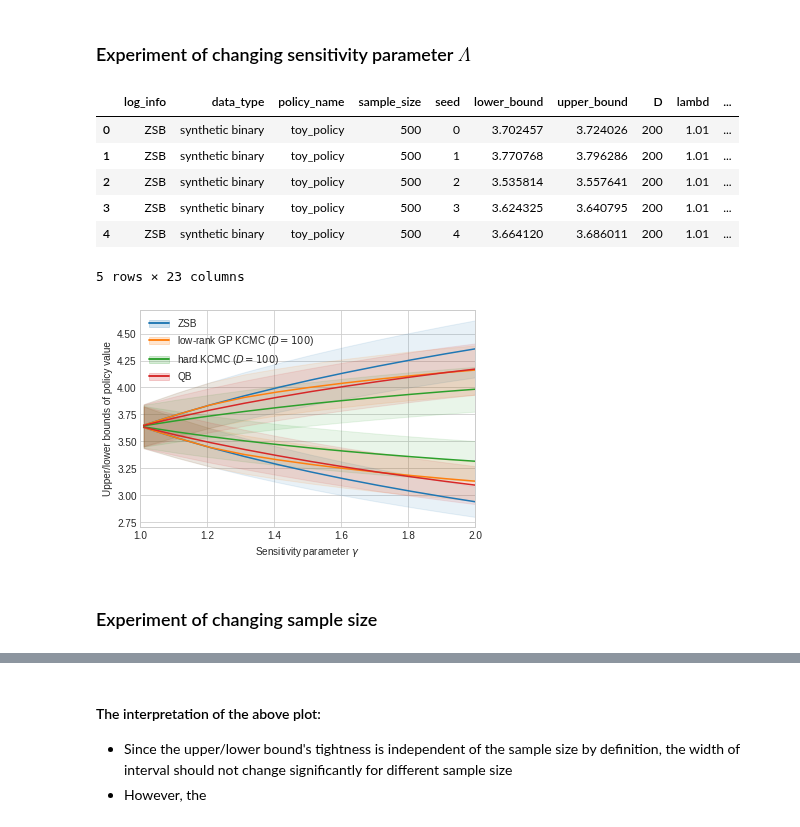
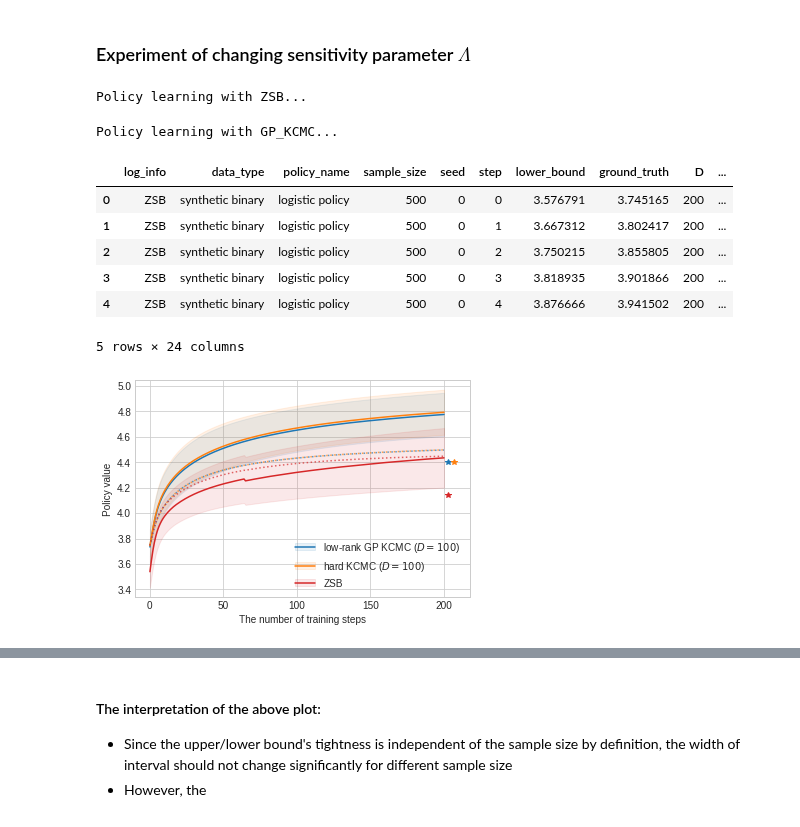
Before and after one commit to kstoneriv3/confounding-robust-inference, a Jupyter notebook: notebooks/Experiment_Policy_Learning.ipynb, the cells around one changed output, grey strips where cells are left out. Cells and saved outputs as stored; diff of their text form; code cells hidden in the pictures.

Commit message:
finish kcmc experiments for the thesis

```diff
--- a/notebooks/Experiment_Policy_Learning.ipynb
+++ b/notebooks/Experiment_Policy_Learning.ipynb
@@ -83,25 +174,23 @@ grid_lambd = [1.0 + 0.01 + 0.1 * i for i in range(11)]
 # %%
-log_file='logs/policy_evaluation_synthetic_binary_changing_lambda.csv'
+log_file='logs/policy_learning_synthetic_binary.csv'
 
-pbar = tqdm(total=len(grid_methods) * len(grid_lambd))
 for method_name, params in grid_methods.items():
-    for lambd in grid_lambd:
-        params['lambd'] = lambd
-        run_policy_evaluation_experiment(
-            log_file, params, toy_policy, data_type='synthetic binary',
-            n_seeds=10, sample_size=500, log_info=method_name
-        )
-        pbar.update(1)
-pbar.close()
+    run_policy_learning_experiment(
+        log_file, params, data_type='synthetic binary',
+        n_seeds=10, sample_size=500, log_info=method_name
+    )
+# %% [output]
+Policy learning with ZSB...
+Policy learning with GP_KCMC...
 # %%
-df = pd.read_csv('logs/policy_evaluation_synthetic_binary_changing_lambda.csv')
+df = pd.read_csv('logs/policy_learning_synthetic_binary.csv')
 # %%
 df.head()
 # %% [output]
-|  | log_info | data_type | policy_name | sample_size | seed | lower_bound | upper_bound | D | lambd | ... |
-| 0 | ZSB | synthetic binary | toy_policy | 500 | 0 | 3.702457 | 3.724026 | 200 | 1.01 | ... |
-| 1 | ZSB | synthetic binary | toy_policy | 500 | 1 | 3.770768 | 3.796286 | 200 | 1.01 | ... |
-| 2 | ZSB | synthetic binary | toy_policy | 500 | 2 | 3.535814 | 3.557641 | 200 | 1.01 | ... |
-| 3 | ZSB | synthetic binary | toy_policy | 500 | 3 | 3.624325 | 3.640795 | 200 | 1.01 | ... |
-| 4 | ZSB | synthetic binary | toy_policy | 500 | 4 | 3.664120 | 3.686011 | 200 | 1.01 | ... |
+|  | log_info | data_type | policy_name | sample_size | seed | step | lower_bound | ground_truth | D | ... |
+| 0 | ZSB | synthetic binary | logistic policy | 500 | 0 | 0 | 3.576791 | 3.745165 | 200 | ... |
+| 1 | ZSB | synthetic binary | logistic policy | 500 | 0 | 1 | 3.667312 | 3.802417 | 200 | ... |
+| 2 | ZSB | synthetic binary | logistic policy | 500 | 0 | 2 | 3.750215 | 3.855805 | 200 | ... |
+| 3 | ZSB | synthetic binary | logistic policy | 500 | 0 | 3 | 3.818935 | 3.901866 | 200 | ... |
+| 4 | ZSB | synthetic binary | logistic policy | 500 | 0 | 4 | 3.876666 | 3.941502 | 200 | ... |
-5 rows × 23 columns
+5 rows × 24 columns
@@ -111,4 +197,4 @@ grid_lambd = df.lambd.unique()
 # %%
-df_grouped = df.groupby(by=['log_info', 'lambd'])['lower_bound', 'upper_bound']
+df_grouped = df.groupby(by=['log_info', 'step'])['lower_bound', 'ground_truth']
 values_mean = df_grouped.mean()
 values_std = df_grouped.std()
@@ -115,26 +205,28 @@ values_std = df_grouped.std()
 # %%
+steps = sorted(df.step.unique())
 colors = {method: tab10((0.5 + i) / 10) for i, method in enumerate(grid_methods.keys())}
+colors["ZSB"] = tab10((0.5 + 3) / 10)
 legend_targets = []
-legend_tags = ["ZSB", "low-rank GP KCMC ($D=100$)", "hard KCMC ($D=100$)", "QB"]
+legend_tags = ["low-rank GP KCMC ($D=100$)", "hard KCMC ($D=100$)", "ZSB"]
 
 for method_name in grid_methods.keys():
-    upper = np.array([values_mean.loc[(method_name, lambd)]['upper_bound'] for lambd in grid_lambd])
-    lower = np.array([values_mean.loc[(method_name, lambd)]['lower_bound'] for lambd in grid_lambd])
-    dupper = np.array([values_std.loc[(method_name, lambd)]['upper_bound'] for lambd in grid_lambd])
-    dlower = np.array([values_std.loc[(method_name, lambd)]['lower_bound'] for lambd in grid_lambd])
+    lower = np.array([values_mean.loc[(method_name, i)]['lower_bound'] for i in steps])
+    dlower = np.array([values_std.loc[(method_name, i)]['lower_bound'] for i in steps])
+    test_lower = values_mean.loc[(method_name + '_test', max(steps))]['lower_bound']
+    gt = np.array([values_mean.loc[(method_name, i)]['ground_truth'] for i in steps])
+    # dtest_lower = values_std.loc[(method + '_test', max(steps))]['lower_bound']
     c = colors[method_name]
-    upper_line = plt.plot(grid_lambd, upper, c=c)[0]
-    lower_line = plt.plot(grid_lambd, lower, c=c)[0]
-    upper_band = plt.fill_between(grid_lambd, upper + dupper, upper - dupper, color=c, alpha=0.1)
-    lower_band = plt.fill_between(grid_lambd, lower + dlower, lower - dlower, color=c, alpha=0.1)
-    legend_targets.append((upper_line, lower_line, upper_band, lower_band))
+    lower_line = plt.plot(steps, lower, c=c)[0]
+    lower_band = plt.fill_between(steps, lower + dlower, lower - dlower, color=c, alpha=0.1)
+    #test_lower_line = plt.plot(steps[shifted_slice], [test_lower for _ in steps[shifted_slice]], '-', c=c, alpha=0.2)[0]
+    test_lower_line = plt.plot(steps[-1] + (7 if 'hard' in method_name else 3), [test_lower], '*', c=c)[0]
+    shifted_slice = slice(1, len(steps)) if 'hard' in method_name else slice(len(steps))
+    gt_line = plt.plot(steps[shifted_slice], gt[shifted_slice], ':', c=c, alpha=0.7)[0]
+    legend_targets.append((lower_line, lower_band))
 
 plt.legend(legend_targets, legend_tags)
-plt.xlabel(r"Sensitivity parameter $\gamma$")
-plt.ylabel(r"Upper/lower bounds of policy value")
-plt.xlim([1.0, 2.0])
-plt.savefig('logs/policy_evaluation_synthetic_binary_changing_lambda.pdf')
+plt.xlabel(r"The number of training steps")
+plt.ylabel(r"Policy value")
+plt.savefig('logs/policy_learning_synthetic_binar.pdf')
 # %% [output]
-[figure, old version]
+[figure, new version]
-# %% [markdown]
-### Experiment of changing sample size
```
Also changed, not shown: parts of 58 cells of this notebook, 4 other files.
